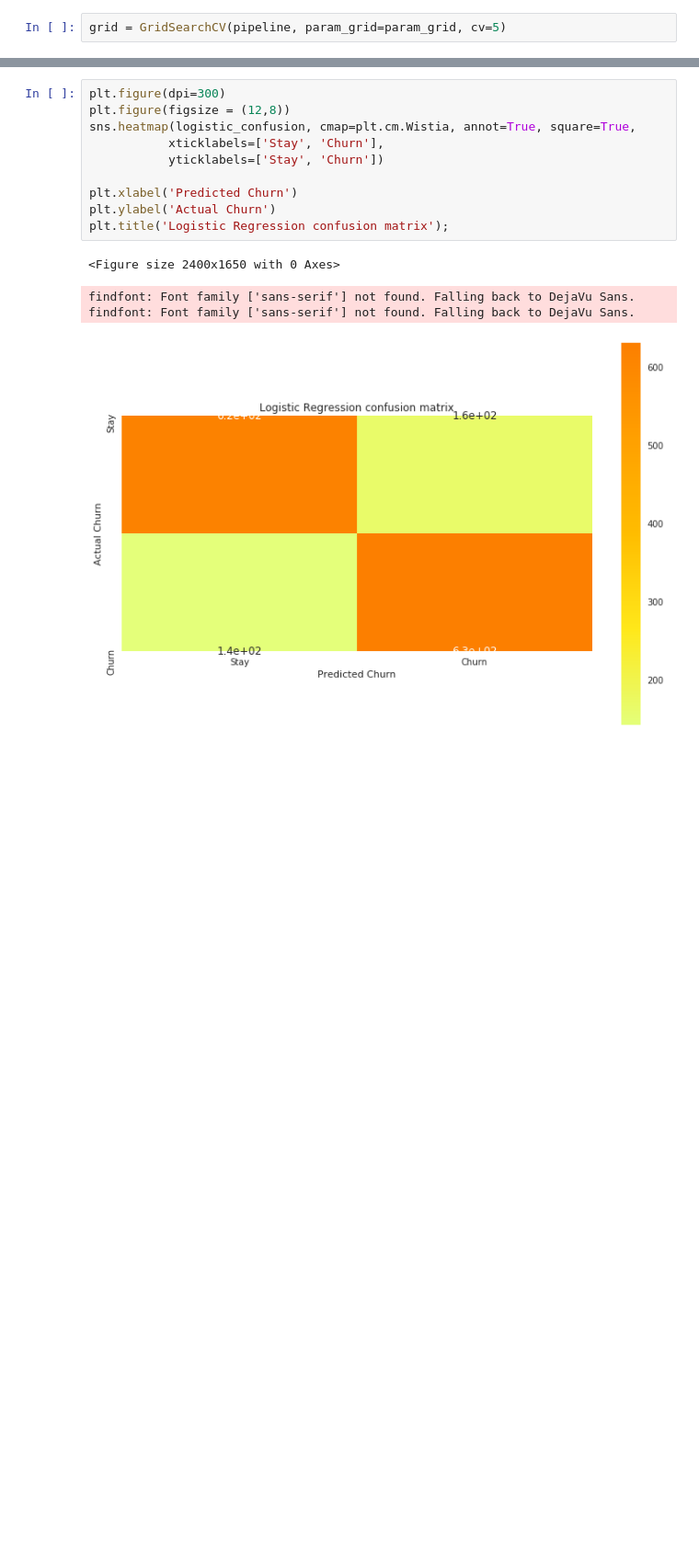
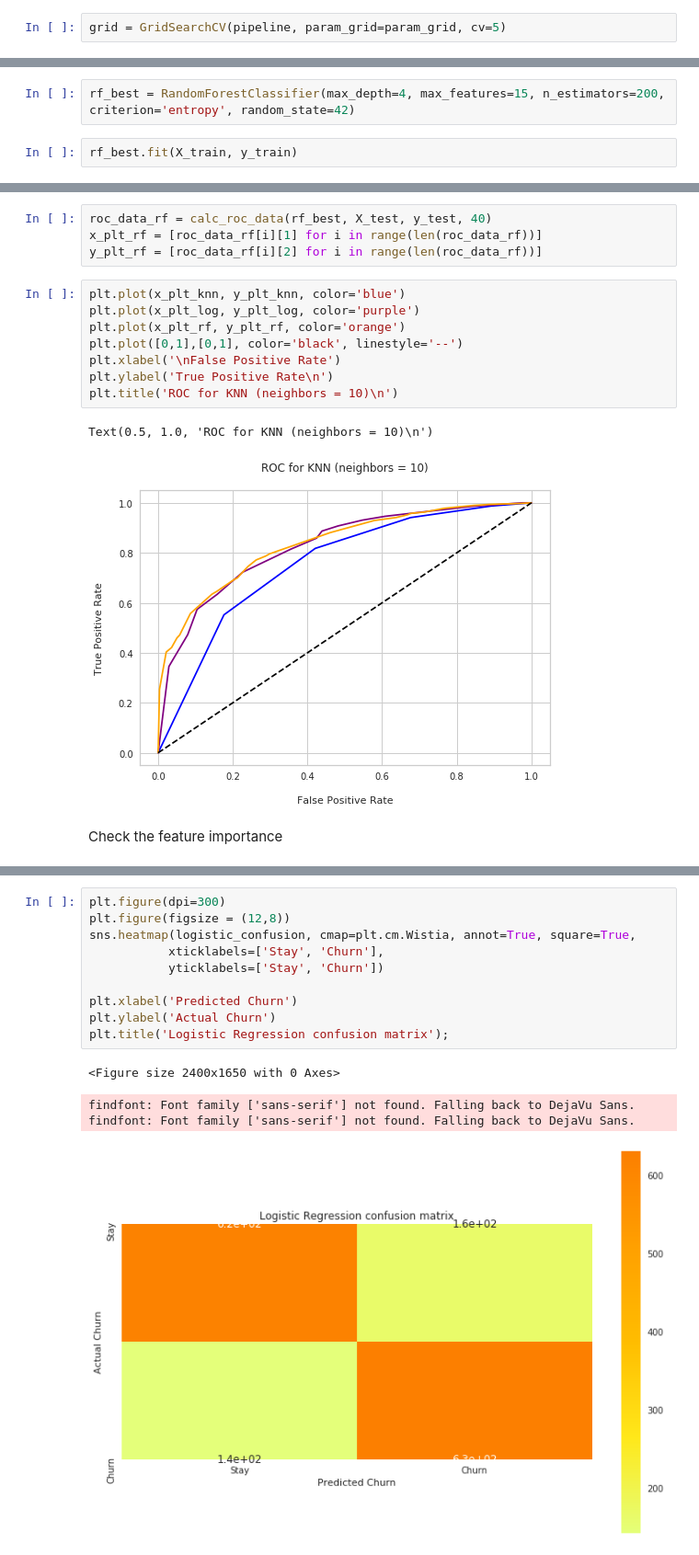
Before and after one commit to Merkeley/Project_03, a Jupyter notebook: Notebooks/Modeling.ipynb, the cells around one changed output, grey strips where cells are left out. Shown at 92% size. Cells and saved outputs as stored; diff of their text form; blank space fills up the shorter version.

```diff
--- a/Notebooks/Modeling.ipynb
+++ b/Notebooks/Modeling.ipynb
@@ -155,0 +217,4 @@ Text(0.5, 1.0, 'ROC for KNN (neighbors = 6\n')
+# %%
+rf_best = RandomForestClassifier(max_depth=4, max_features=15, n_estimators=200, criterion='entropy', random_state=42)
+# %%
+rf_best.fit(X_train, y_train)
@@ -155,0 +230,17 @@ Text(0.5, 1.0, 'ROC for KNN (neighbors = 6\n')
+# %%
+roc_data_rf = calc_roc_data(rf_best, X_test, y_test, 40)
+x_plt_rf = [roc_data_rf[i][1] for i in range(len(roc_data_rf))]
+y_plt_rf = [roc_data_rf[i][2] for i in range(len(roc_data_rf))]
+# %%
+plt.plot(x_plt_knn, y_plt_knn, color='blue')
+plt.plot(x_plt_log, y_plt_log, color='purple')
+plt.plot(x_plt_rf, y_plt_rf, color='orange')
+plt.plot([0,1],[0,1], color='black', linestyle='--')
+plt.xlabel('\nFalse Positive Rate')
+plt.ylabel('True Positive Rate\n')
+plt.title('ROC for KNN (neighbors = 10)\n')
+# %% [output]
+Text(0.5, 1.0, 'ROC for KNN (neighbors = 10)\n')
+[figure, added]
+# %% [markdown]
+Check the feature importance
```
Also changed, not shown: parts of 43 cells of this notebook.
